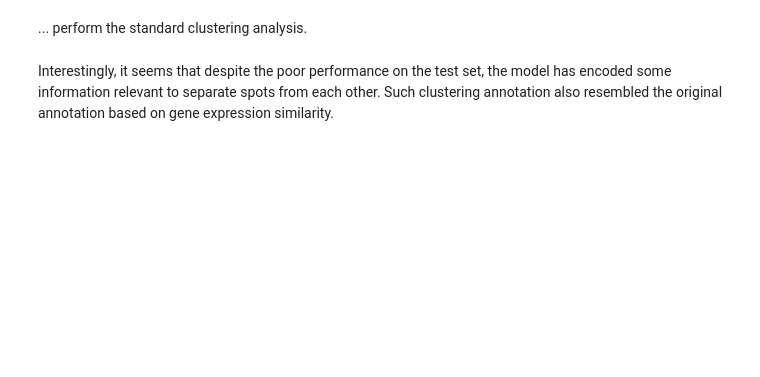
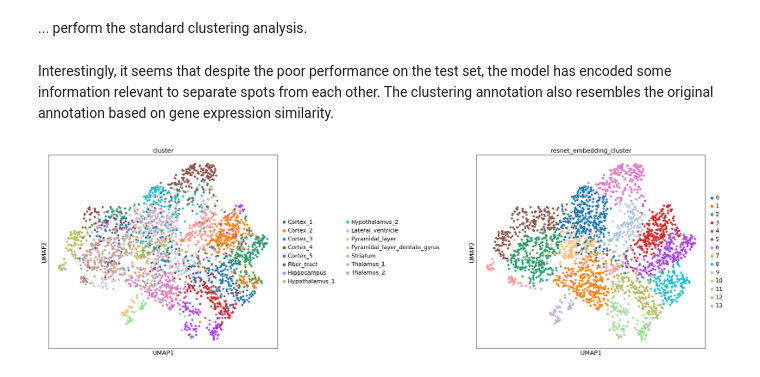
Before and after one commit to scverse/squidpy_notebooks, a Jupyter notebook: docs/source/external_tutorials/tutorial_tf.ipynb, the cells around one changed output. Cells and saved outputs as stored; diff of their text form; code cells hidden in the pictures; blank space fills up the shorter version.

```diff
--- a/docs/source/external_tutorials/tutorial_tf.ipynb
+++ b/docs/source/external_tutorials/tutorial_tf.ipynb
@@ -209,4 +245,11 @@ sc.pp.neighbors(adata_resnet)
 sc.tl.leiden(adata_resnet, key_added="resnet_embedding_cluster")
 sc.tl.umap(adata_resnet)
 # %% [markdown]
-Interestingly, it seems that despite the poor performance on the test set, the model has encoded some information relevant to separate spots from each other. Such clustering annotation also resembled the original annotation based on gene expression similarity.
+Interestingly, it seems that despite the poor performance on the test set, the model has encoded some information relevant to separate spots from each other. The clustering annotation also resembles the original annotation based on gene expression similarity.
+# %%
+sc.set_figure_params(facecolor="white", figsize=(8, 8))
+sc.pl.umap(
+    adata_resnet, color=["cluster", "resnet_embedding_cluster"], size=100, wspace=0.7
+)
+# %% [output]
+[figure, added]
```
Also changed, not shown: parts of 27 cells of this notebook, 35 other files.
